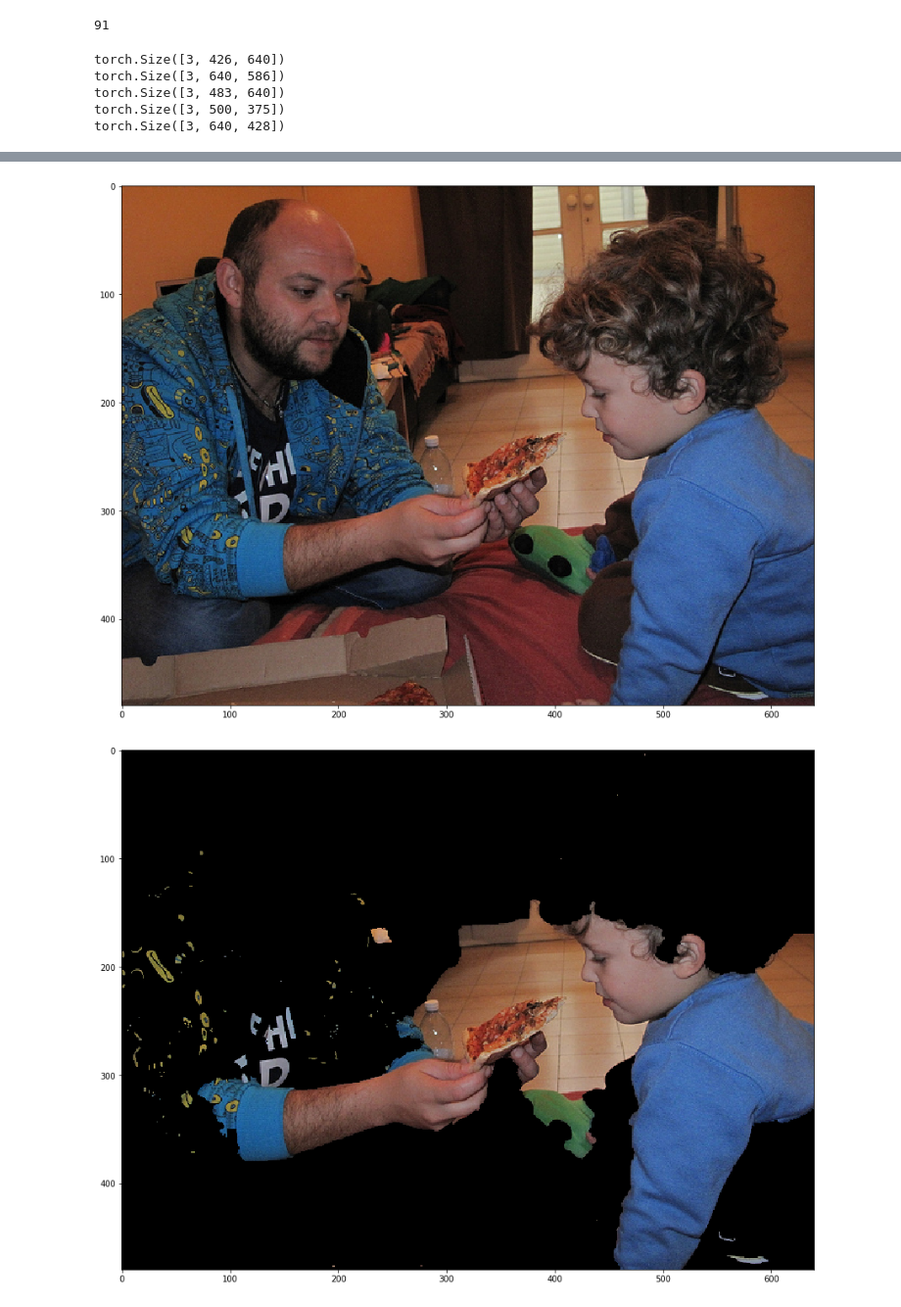
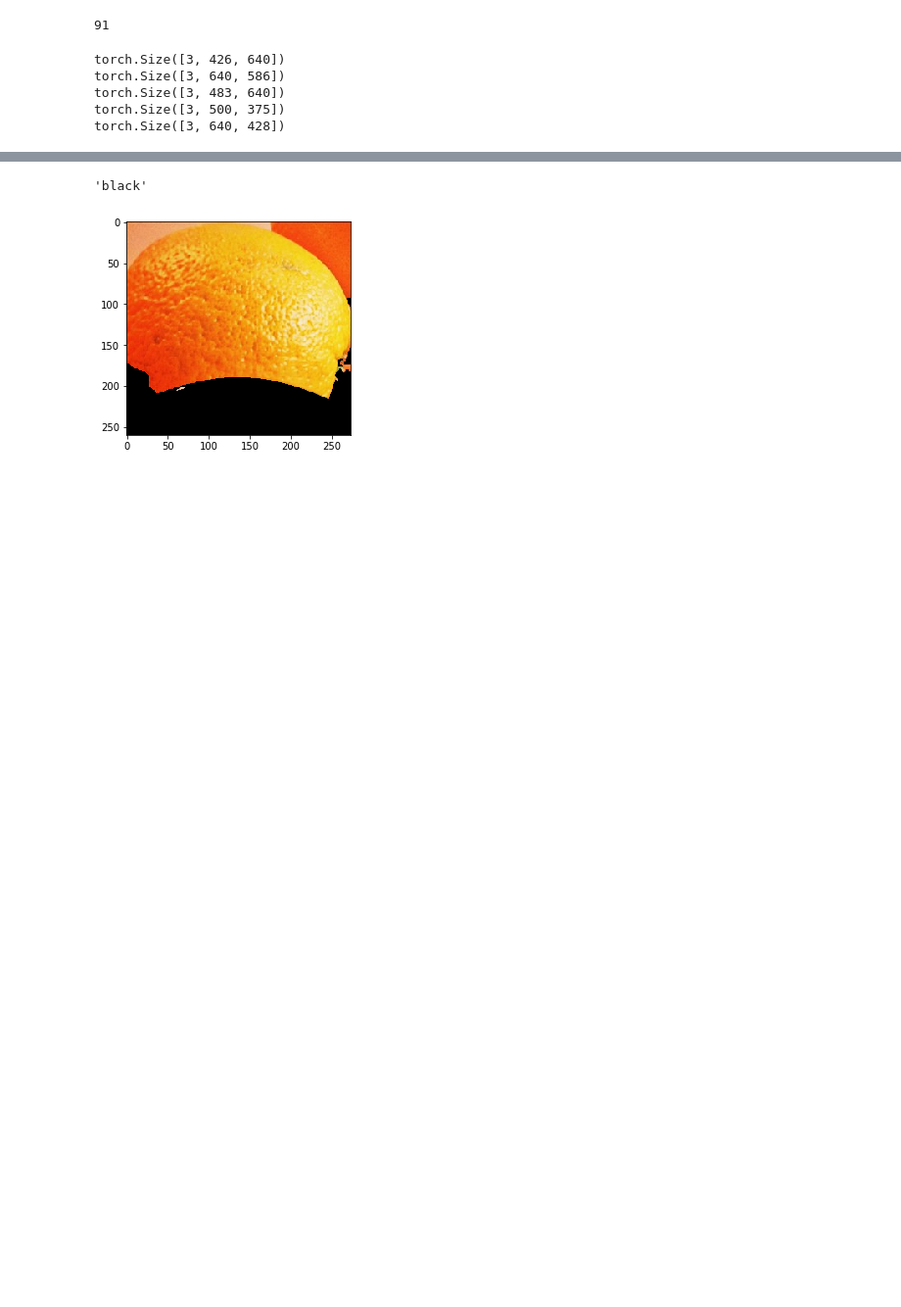
Before and after one commit to hstrohm/ImageSummarization, a Jupyter notebook: maskrcnn.ipynb, the cells around one changed output, grey strips where cells are left out. Shown at 98% size. Saved outputs shown, nothing was run; the diff lists cells and outputs as text; code cells hidden in the pictures; blank space fills up the shorter version.

Commit message:
Object Description: Color - Added reasonable method for determining the primary color of an object in an image.

```diff
--- a/maskrcnn.ipynb
+++ b/maskrcnn.ipynb
@@ -86,7 +91,7 @@ torch.Size([3, 483, 640])
 torch.Size([3, 500, 375])
 torch.Size([3, 640, 428])
 # %%
-j = 179 # which image
+j = 2507 # which image
 image = coco_val[j][0].unsqueeze(0).to(device)
 with torch.no_grad(): # to help keep CUDA memory free (hopefully)
     output = network(image)[0]
@@ -255,10 +262,11 @@ def grabCut2(img):
 
     return img_cut
 # %%
-def getRemainingBoxesAndLabels(img, boxes, labels, scores):
+def getRemainingBoxesAndLabels(img, boxes, labels, masks, scores, score_threshold):
     remainingBoxes = []
     remainingLabels = []
     remainingScores = []
+    remainingMasks = []
 
     # convert to gray
     gray = cv2.cvtColor(img, cv2.COLOR_RGB2GRAY)
@@ -267,6 +275,7 @@ def getRemainingBoxesAndLabels(img, boxes, labels, scores):
         box = boxes[i]
         label = labels[i]
         score = scores[i]
+        mask = masks[i]
 
         # detect if region is completely black
         j_min = int(box[1])
@@ -280,14 +289,15 @@ def getRemainingBoxesAndLabels(img, boxes, labels, scores):
                     continue
                 # if it's not completely black, keep it
                 if gray[j][k] != 0:
-                    if box not in remainingBoxes:
+                    if box not in remainingBoxes and score >= score_threshold:
                         remainingBoxes.append(box)
                         remainingLabels.append(label)
                         remainingScores.append(score)
+                        remainingMasks.append(mask)
                     j = box[3]
                     k = box[2]
 
-    return (remainingBoxes, remainingLabels, remainingScores)
+    return (remainingBoxes, remainingLabels, remainingMasks, remainingScores)
 # %%
 def pointWithin(point, boxCorners):
     # point = (col, row) = (x, y)
@@ -383,24 +434,29 @@ def getPhraseList(boxA, boxB):
 # %%
 score_threshold = 0.75
 
 # plot image with boxes
 to_plot_image = image.cpu().squeeze().numpy().transpose(1, 2, 0)
 scores = output['scores'].cpu()
 
 # Attempt to cut out the background
 img  = np.uint8(image.cpu().squeeze().numpy().transpose(1, 2, 0)*255)
-img = grabCutForeground(img)
+grab_cut_img = grabCutForeground(img)
 # ret = imageSegmentationForeground(img)
 
 # grab all the boxes and labels for the image
 allBoxes = [[output['boxes'][i][k].cpu().item() for k in range(4)] for i in range(len(output['boxes']))]
 allLabels = [labels[output['labels'][i].item()] for i in range(len(allBoxes))]
+allMasks = [output['masks'][i].cpu().squeeze() for i in range(len(allBoxes))]
 
 # only keep the boxes/labels that aren't completely blacked out
-(retBoxes, retLabels, retScores) = getRemainingBoxesAndLabels(img, allBoxes, allLabels, scores)
+(retBoxes, retLabels, retMasks, retScores) = getRemainingBoxesAndLabels(grab_cut_img, allBoxes, allLabels, allMasks, scores, score_threshold)
+
+colorsForRetBoxes = []
+for box in retBoxes:
+    colorsForRetBoxes.append(getObjectColor(img, box))
 # %% [output]
+'black'
-[figure, old version]
+[figure, new version]
-[figure, removed]
 # %%
 # go through each pair of boxes
 length = len(retScores)
```
Also changed, not shown: parts of 5 cells of this notebook.
